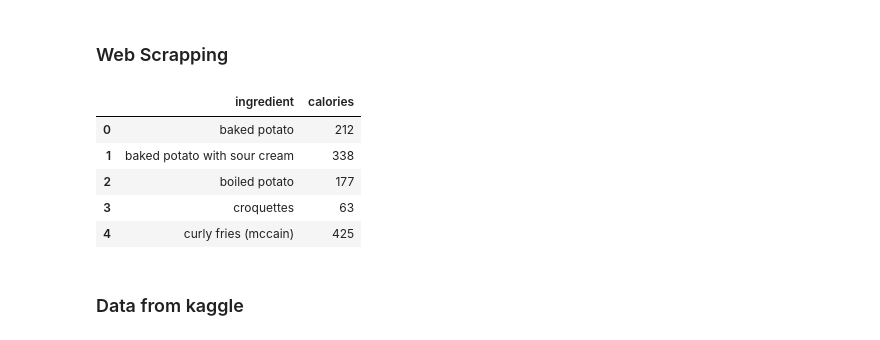
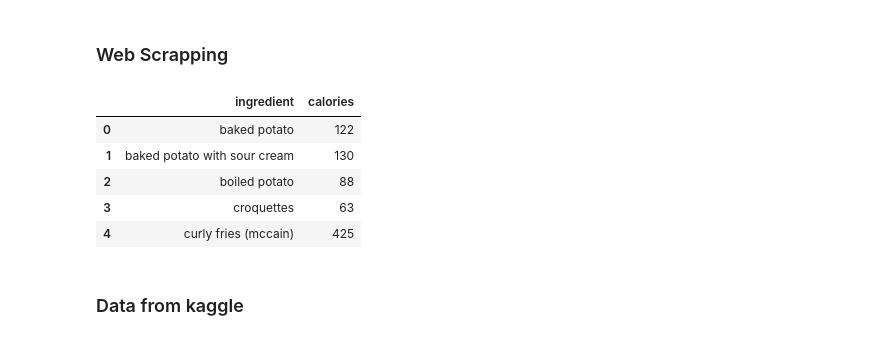
Before and after one commit to Saregom/ProjectDataScience, a Jupyter notebook: src/project_notebook.ipynb, the cells around one changed output. Cells and saved outputs as stored; diff of their text form; code cells hidden in the pictures.

```diff
--- a/src/project_notebook.ipynb
+++ b/src/project_notebook.ipynb
@@ -55,37 +77,50 @@ except:
         response = requests.get(url)
 
         # Check if the request was successful
         if response.status_code == 200:
             soup = BeautifulSoup(response.text, 'html.parser')
         else:
             print("ERROR. Failed to retrieve data using web scrapping.")
             sys.exit(1)
 
         # Extract the table content
         td_list = soup.find_all('td', class_='css-1xc9rzw')
         ingredients = [td.get_text() for td in td_list]
 
         td_list = soup.find_all('td', class_='css-1ll19ui')
         calories = [td.get_text() for td in td_list]
 
+        td_list = soup.find_all('td', class_='css-yu17rd')
+        calories_100g = [td.get_text() for td in td_list]
+
+        td_list = soup.find_all('p', class_='css-1yv7hsn')
+        grams = [td.get_text() for td in td_list if td.get_text() != '100 g' and td.get_text() != '100 ml']
+        grams.pop()
+        grams = [re.findall(r'\d+', str)[-1] for str in grams]
+
+        # if grams > 150, change calories to calories_100g
+        for i, gram in enumerate(grams):
+            if int(gram) > 150:
+                calories[i] = calories_100g[i]
+
         scrapping_df2 = pd.DataFrame({'ingredient': ingredients, 'calories': calories})
         scrapping_df = pd.concat([scrapping_df, scrapping_df2])
 
     scrapping_df = scrapping_df[scrapping_df['ingredient'] != '']
     scrapping_df = scrapping_df[scrapping_df['calories'] != 'NaN cal']
     scrapping_df['ingredient'] = scrapping_df['ingredient'].apply(lambda x: re.sub(r',', '', x))
     scrapping_df['calories'] = scrapping_df['calories'].apply(lambda x: re.match(r'\d+', x).group())
     scrapping_df['ingredient'] = scrapping_df['ingredient'].apply(lambda x: x.lower())
     scrapping_df['calories'] = scrapping_df['calories'].astype(int)
 
-    # scrapping_df.to_csv('scrapping.csv', index=False)
+    scrapping_df.to_csv('scrapping.csv', index=False)
 
 scrapping_df.head()
 # %% [output]
 |  | ingredient | calories |
-| 0 | baked potato | 212 |
-| 1 | baked potato with sour cream | 338 |
-| 2 | boiled potato | 177 |
+| 0 | baked potato | 122 |
+| 1 | baked potato with sour cream | 130 |
+| 2 | boiled potato | 88 |
 | 3 | croquettes | 63 |
 | 4 | curly fries (mccain) | 425 |
 # %% [markdown]
```
Also changed, not shown: parts of 53 cells of this notebook, 1 other file.
